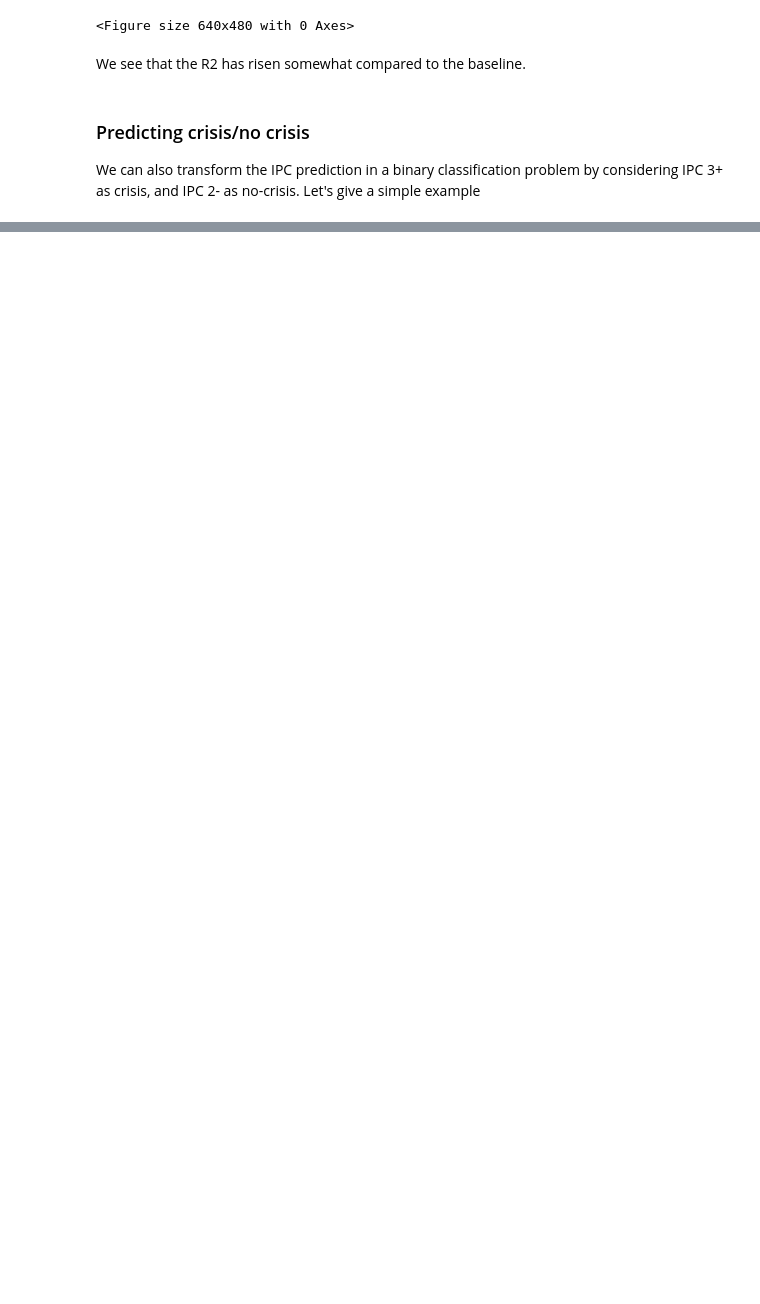
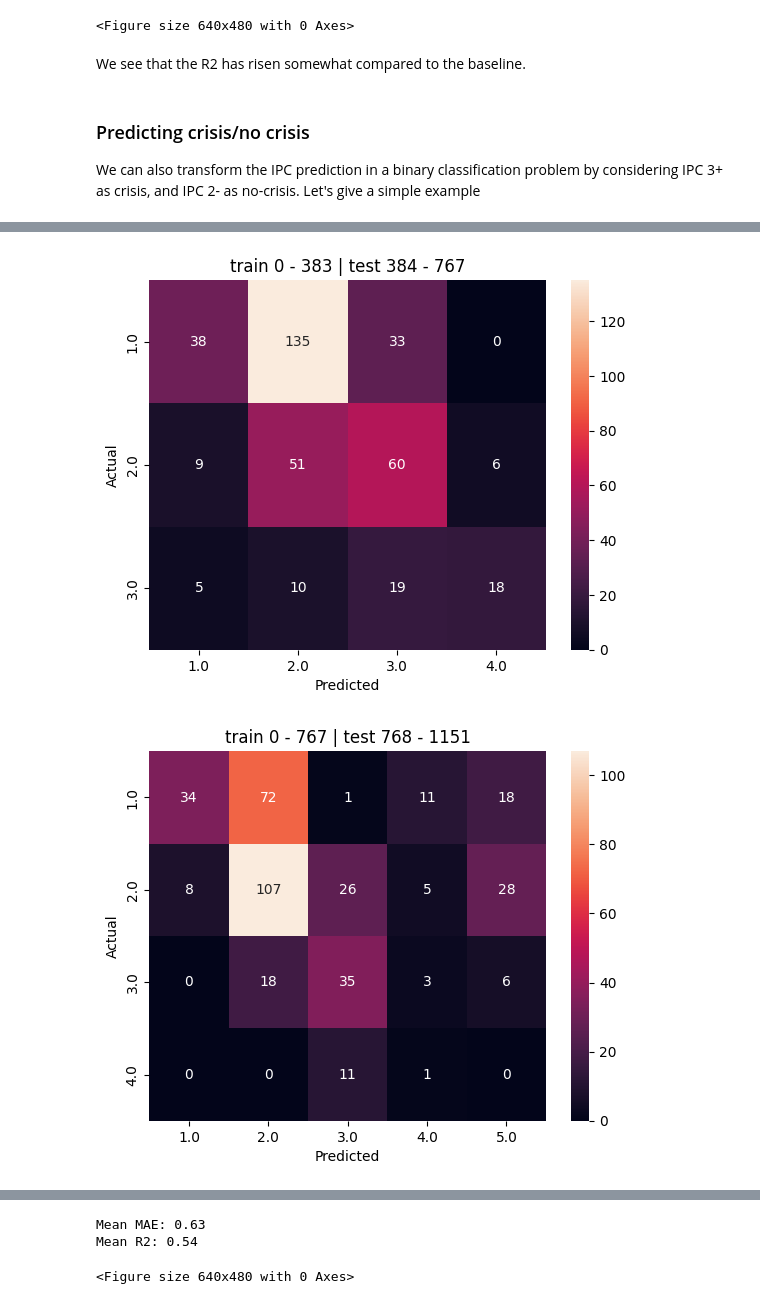
Before and after one commit to EKarasevnl/DC3-Group-13, a Jupyter notebook: predictions_modified.ipynb, the cells around one changed output, grey strips where cells are left out. Saved outputs shown, nothing was run; the diff lists cells and outputs as text; code cells hidden in the pictures; blank space fills up the shorter version.

```diff
--- a/predictions_modified.ipynb
+++ b/predictions_modified.ipynb
@@ -735,0 +670,64 @@ Mean Acc: 0.95
+# %%
+from sklearn.datasets import make_hastie_10_2
+from sklearn.metrics import accuracy_score, make_scorer
+from sklearn.model_selection import GridSearchCV
+from sklearn import linear_model
+from sklearn.metrics import r2_score
+from sklearn.linear_model import Ridge
+
+
+df_prep = df.copy().iloc[:, [5] + list(range(-10, 0))].dropna()
+
+
+X = df_prep.iloc[:, -10:] # Define explanatory variables
+X = sm.add_constant(X) # Add constant column of 1s for intercept
+y = df_prep[["ipc"]] # Define target data
+
+cv = TimeSeriesSplit(n_splits=5) # Define TimeSeriesSplit with 5 splits
+
+# Initinalize empty lists to score scores
+mae_values = list()
+r2_values = list()
+
+for train_index, val_index in cv.split(X): # Loop over the different training-test splits
+
+    # Define X and y data
+    X_train, X_test = X.iloc[train_index], X.iloc[val_index]
+    y_train, y_val = y.iloc[train_index], y.iloc[val_index]
+
+    # If X_train doesn't contain any news features (this happens for earlier dates) we drop news columns from both X_train and X_test
+    X_train = X_train.dropna(axis=1, how='all').copy()
+    X_test = X_test[X_train.columns]
+
+    #Interpolate training data to generate more training points
+    X_train = X_train.groupby('district', as_index=False).apply(lambda group: group.interpolate())
+    X_train.reset_index(level=0, drop=True, inplace=True)
+    y_train = y_train.groupby('district', as_index=False).apply(lambda group: group.interpolate())
+    y_train.reset_index(level=0, drop=True, inplace=True)
+
+    # model = OLS(y_train, X_train, missing="drop") # Initialize OLS model on training data
+    model = linear_model.Ridge(alpha=3)
+
+    results = model.fit(X_train, y_train) # Get model results on training data
+
+    # print(results.summary()) # Print model summary
+
+    y_pred = results.predict(X_test).T[0] # Run model on test data
+    # y_pred = y_pred.T[0]
+
+    # Append results to respective lists
+    mae_values.append((y_pred - y_val['ipc']).abs().mean())
+
+    # cur_r2 = results.rsquared
+    cur_r2 = r2_score(y_pred=results.predict(X_train),
+                      y_true=y_train['ipc'])
+    r2_values.append(cur_r2)
+
+    plt.title('train %s - %s | test %s - %s' % (train_index[0], train_index[-1], val_index[0], val_index[-1]))
+    plot_ConfusionMatrix(prediction = y_pred, true = y_val['ipc']) # Plot confusion matrix
+
+print(f"Mean MAE: {np.mean(mae_values):.2f}") # Print MAE
+print(f"Mean R2: {np.mean(r2_values):.2f}") # Print R2
+# %% [output]
+[figure, added]
+[figure, added]
@@ -735,0 +737,3 @@ Mean Acc: 0.95
+Mean MAE: 0.63
+Mean R2: 0.54
+<Figure size 640x480 with 0 Axes>
```
Also changed, not shown: parts of 19 cells of this notebook, 1 other file.
